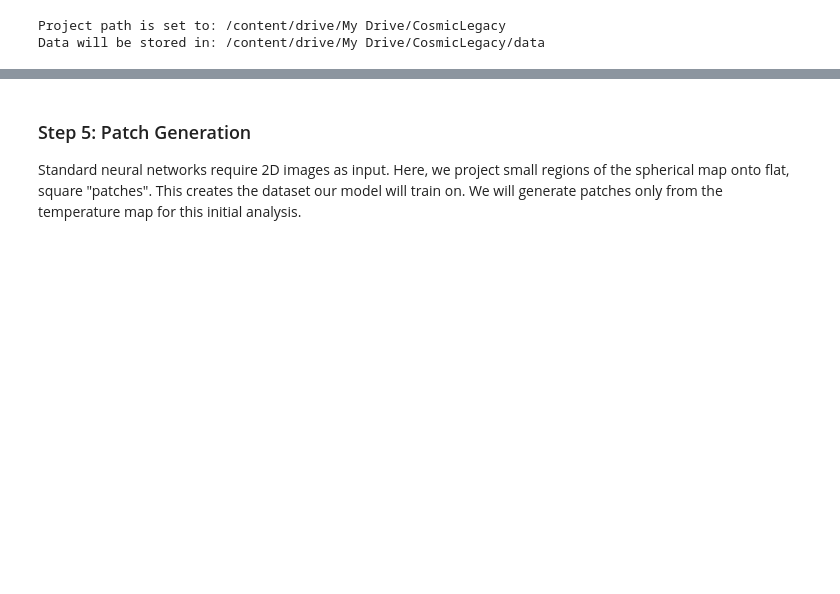
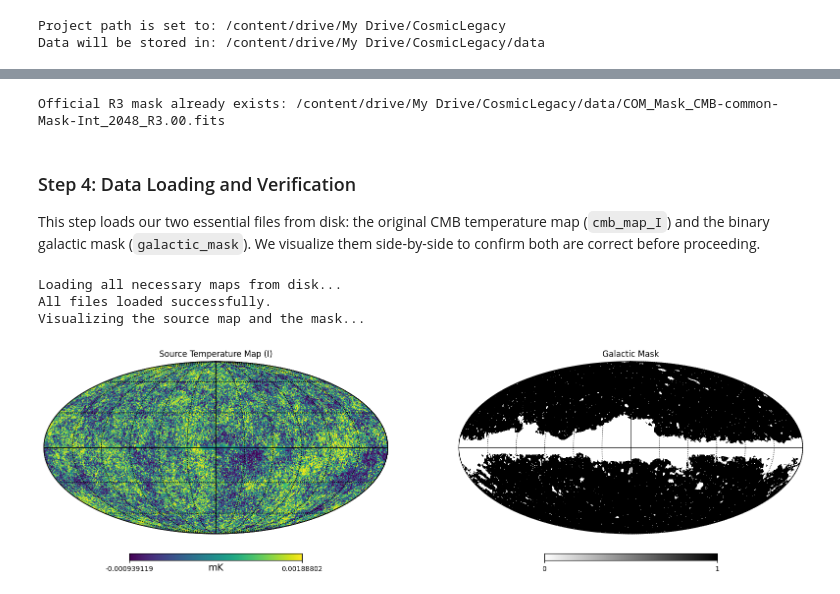
Before and after one commit to petrova-cosmo/CosmicLegacy, a Jupyter notebook: notebooks/01_CMB_Data_Exploration.ipynb, the cells around one changed output, grey strips where cells are left out. Cells and saved outputs as stored; diff of their text form; code cells hidden in the pictures; blank space fills up the shorter version.

```diff
--- a/notebooks/01_CMB_Data_Exploration.ipynb
+++ b/notebooks/01_CMB_Data_Exploration.ipynb
@@ -123,4 +112,61 @@ Loading and visualizing Polarization (Q and U) maps...
-# %% [markdown]
-### Step 5: Patch Generation
-
-Standard neural networks require 2D images as input. Here, we project small regions of the spherical map onto flat, square "patches". This creates the dataset our model will train on. We will generate patches only from the temperature map for this initial analysis.
+# %%
+# --- Conditional Download for Mask File ---
+mask_url = "https://irsa.ipac.caltech.edu/data/Planck/release_3/ancillary-data/masks/COM_Mask_CMB-common-Mask-Int_2048_R3.00.fits"
+mask_filename = "COM_Mask_CMB-common-Mask-Int_2048_R3.00.fits"
+mask_filepath = os.path.join(data_path, mask_filename)
+
+if not os.path.exists(mask_filepath):
+    print(f"Official R3 mask not found. Starting download...")
+    try:
+        response = requests.get(mask_url, stream=True, timeout=30)
+        response.raise_for_status()
+        total_size = int(response.headers.get('content-length', 0))
+        progress_bar = tqdm(total=total_size, unit='iB', unit_scale=True, desc=mask_filename)
+        with open(mask_filepath, 'wb') as f:
+            for data in response.iter_content(1024):
+                progress_bar.update(len(data))
+                f.write(data)
+        progress_bar.close()
+        print(f"Download complete! File saved to {mask_filepath}")
+    except requests.exceptions.RequestException as e:
+        print(f"An error occurred: {e}")
+else:
+    print(f"Official R3 mask already exists: {mask_filepath}")
+# %% [output]
+Official R3 mask already exists: /content/drive/My Drive/CosmicLegacy/data/COM_Mask_CMB-common-Mask-Int_2048_R3.00.fits
+# %% [markdown]
+### Step 4: Data Loading and Verification
+
+This step loads our two essential files from disk: the original CMB temperature map (`cmb_map_I`) and the binary galactic mask (`galactic_mask`). We visualize them side-by-side to confirm both are correct before proceeding.
+# %%
+# --- Load Maps and Mask from Disk ---
+print("\nLoading all necessary maps from disk...")
+# Load the main temperature map.
+map_filepath = os.path.join(data_path, "planck_cmb_map.fits")
+cmb_map_I = hp.read_map(map_filepath, field=0)
+
+# Load the mask file. We no longer need to convert its data type.
+mask_filepath = os.path.join(data_path, "COM_Mask_CMB-common-Mask-Int_2048_R3.00.fits")
+galactic_mask = hp.read_map(mask_filepath)
+print("All files loaded successfully.")
+
+# --- Visualize for Verification ---
+print("Visualizing the source map and the mask...")
+plt.figure(figsize=(20, 10))
+
+# Plot the Original CMB Map
+plt.subplot(1, 2, 1)
+hp.mollview(cmb_map_I, title="Source Temperature Map (I)", unit="mK", norm='hist', cmap='viridis', hold=True)
+hp.graticule()
+
+# Plot the Galactic Mask
+plt.subplot(1, 2, 2)
+hp.mollview(galactic_mask, title="Galactic Mask", cmap='gray_r', hold=True)
+hp.graticule()
+
+plt.show()
+# %% [output]
+Loading all necessary maps from disk...
+All files loaded successfully.
+Visualizing the source map and the mask...
+[figure, added]
```
Also changed, not shown: parts of 17 cells of this notebook, 7 other files.
